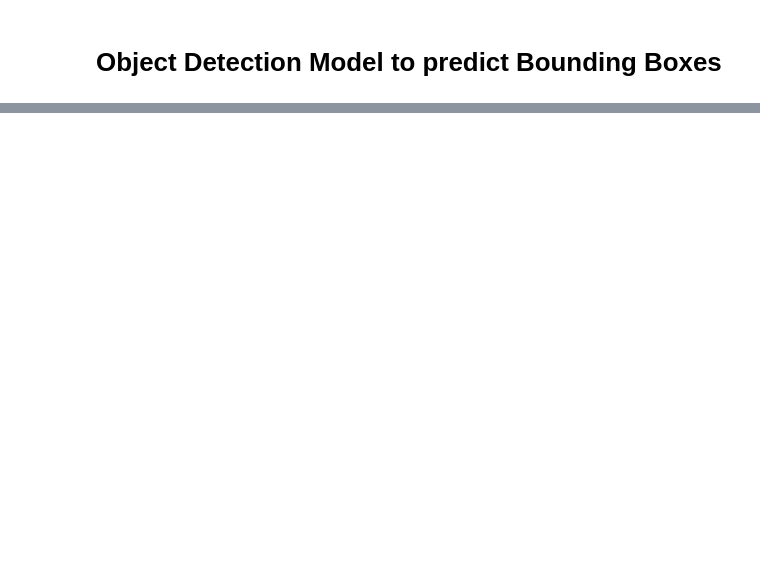
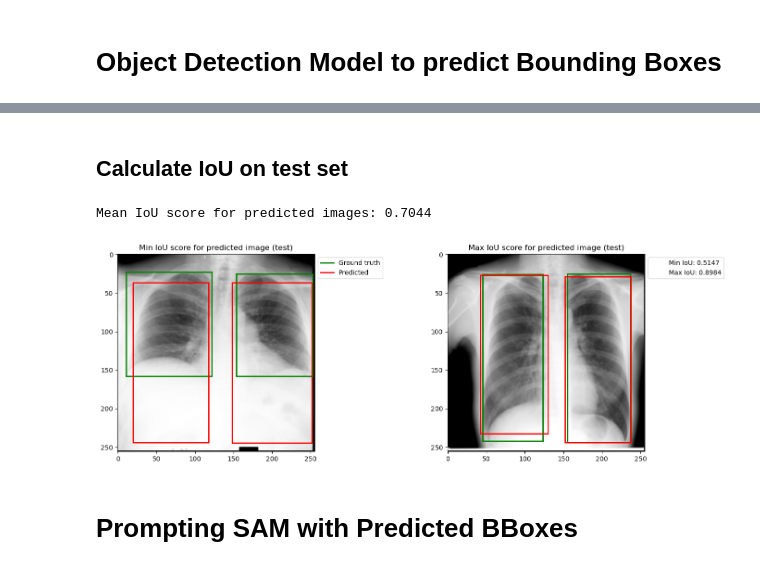
Before and after one commit to JulianBarraganG/SAM, a Jupyter notebook: sam_lung_xrays-1.ipynb, the cells around one changed output, grey strips where cells are left out. Saved outputs shown, nothing was run; the diff lists cells and outputs as text; code cells hidden in the pictures; blank space fills up the shorter version.

```diff
--- a/sam_lung_xrays-1.ipynb
+++ b/sam_lung_xrays-1.ipynb
@@ -320,0 +565,68 @@ print(f"Standard deviation: {std_f1:.4f}")
+# %% [markdown]
+## Calculate IoU on test set
+# %%
+from torchvision.ops import box_iou
+
+all_ious = []
+for i in range(len(predictions)):
+    pred_boxes = predictions[i].boxes.xyxy.detach().cpu().numpy()
+    iou = box_iou(torch.tensor(pred_boxes), torch.tensor(test_boxes[i], device='cpu'))
+    # assert that iou is a diagonal matrix
+    if (iou[0, 1] != 0 and iou[1, 0] != 0):
+        if (iou[0, 0] != 0 and iou[1, 1] != 0):
+            print(f"IOU matrix is not diagonal for image {i}")
+            print(iou)
+        break
+    all_ious.append(iou.sum())
+
+mean_iou = np.mean(np.array(all_ious))/2
+print(f"Mean IoU score for predicted images: {mean_iou:.4f}")
+# %% [output]
+Mean IoU score for predicted images: 0.7044
+# %%
+# Get the lowest and highest IoU scores
+min_iou, max_iou = min(all_ious) / 2, max(all_ious) / 2
+
+# Get the index of the image with the lowest and highest IoU score
+min_iou_index, max_iou_index = all_ious.index(min(all_ious)),  all_ious.index(max(all_ious))
+
+# Select three images, their ground truth boxes, and predictions
+from matplotlib.lines import Line2D
+indices = [min_iou_index, max_iou_index]
+images = [x_test[i] for i in indices]
+gt_boxes = [test_boxes[i].detach().cpu().numpy() for i in indices]
+pred_boxes = [predictions[i].boxes.xyxy.detach().cpu().numpy() for i in indices]
+
+# Create the plot
+fig, axes = plt.subplots(1, 2, figsize=(15, 5))
+titles = ["Min IoU score for predicted image (test)", "Max IoU score for predicted image (test)"]
+
+for ax, img, gt_box, pred_box, title in zip(axes, images, gt_boxes, pred_boxes, titles):
+    ax.imshow(img)
+    for box in gt_box:
+        show_box(box, ax)
+    for box in pred_box:
+        show_box(box, ax, color='red')
+    ax.axis('on')
+    ax.set_title(title)
+
+# Create custom legend handles
+legend_elements = [Line2D([0], [0], color='green', lw=2, label='Ground truth'),
+                   Line2D([0], [0], color='red', lw=2, label='Predicted')]
+
+# Add legend outside the last subplot
+axes[0].legend(handles=legend_elements, loc='upper left', bbox_to_anchor=(1, 1))
+
+# Create an additional legend for IoU scores
+iou_legend_elements = [Line2D([0], [0], color='white', label=f'Min IoU: {min_iou:.4f}'),
+                       Line2D([0], [0], color='white', label=f'Max IoU: {max_iou:.4f}')]
+
+# Add the additional IoU legend outside the first subplot
+axes[-1].legend(handles=iou_legend_elements, loc='upper left', bbox_to_anchor=(1, 1))
+
+plt.tight_layout()
+plt.show()
+# %% [output]
+[figure, added]
+# %% [markdown]
+# Prompting SAM with Predicted BBoxes
```
Also changed, not shown: parts of 32 cells of this notebook, 1 other file.
